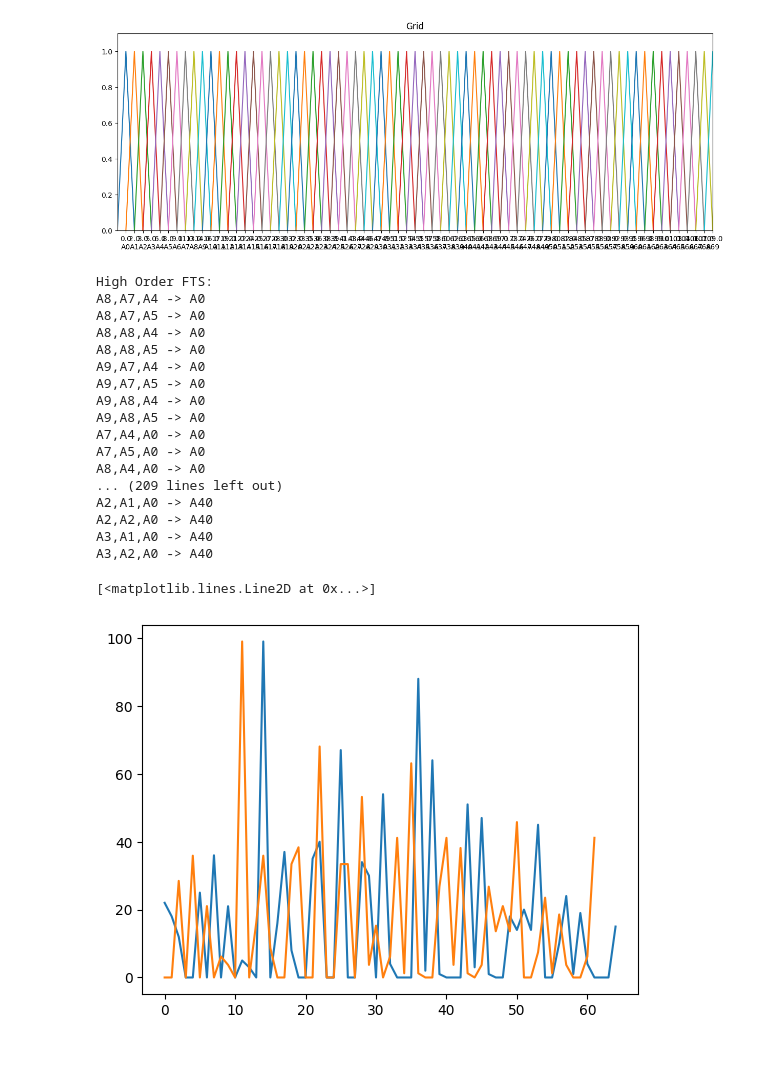
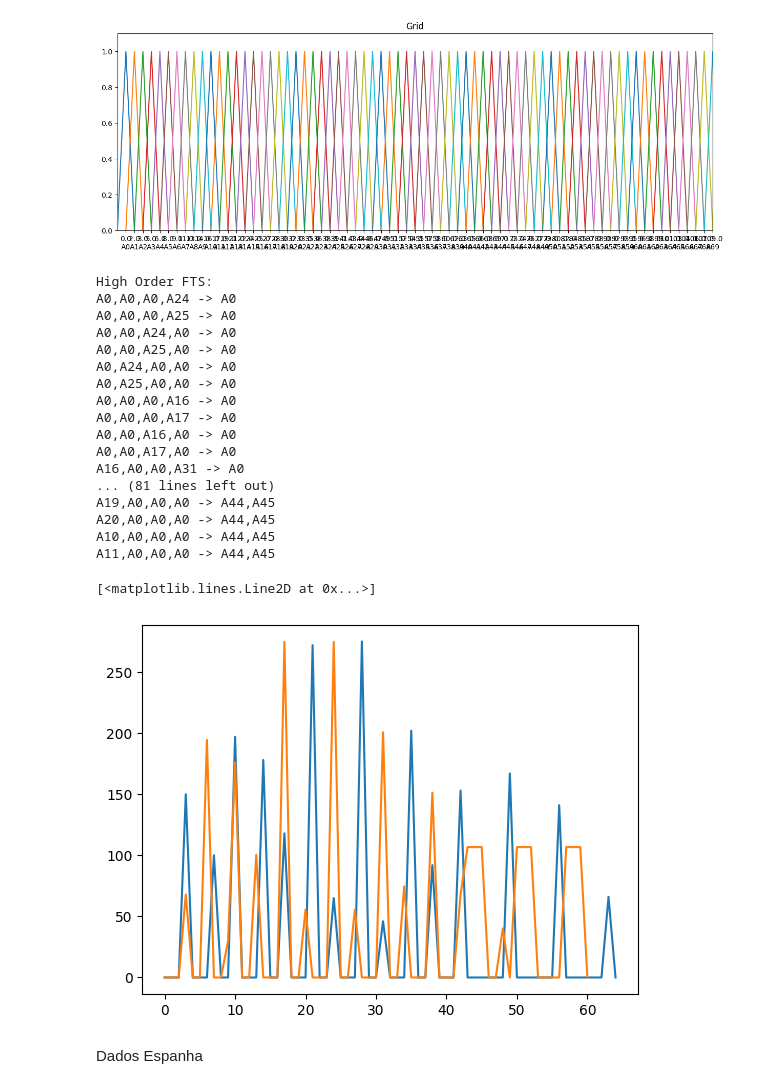
Before and after one commit to priscilaxrc/TCCUSPMonkeyPox, a Jupyter notebook: USP_21_05.ipynb, the cells around one changed output. Drawn from its saved outputs; the diff is of its cells as text; code cells hidden in the pictures; blank space fills up the shorter version.

Commit message:
Atualização hofts

```diff
--- a/USP_21_05.ipynb
+++ b/USP_21_05.ipynb
@@ -662,49 +662,51 @@ fs.plot(ax)
 # %%
 from pyFTS.data import Enrollments
 from pyFTS.partitioners import Grid
 from pyFTS.models import hofts
 from pyFTS.common import Util as cUtil
 
 #train = Enrollments.get_data()
 train = data1.values[35:]
 #test = Enrollments.get_data()
 test = data1.values[35:]
 
 #Universe of Discourse Partitioner
-partitioner = Grid.GridPartitioner(data=train,npart=45)
+partitioner = Grid.GridPartitioner(data=train,npart=50)
 
 # Create an empty model using the hofts method
-model = hofts.HighOrderFTS(partitioner=partitioner,order=3)
+model = hofts.HighOrderFTS(partitioner=partitioner,order=4)
 
 # The training procedure is performed by the method fit
 model.fit(train)
 
 #Print the model rules
 print(model)
 
 # The forecasting procedure is performed by the method predict
 forecasts = model.predict(test)
 
 #Plot
 plt.plot(test)
 plt.plot(forecasts)
 # %% [output]
 High Order FTS:
-A8,A7,A4 -> A0
-A8,A7,A5 -> A0
-A8,A8,A4 -> A0
-A8,A8,A5 -> A0
-A9,A7,A4 -> A0
-A9,A7,A5 -> A0
-A9,A8,A4 -> A0
-A9,A8,A5 -> A0
-A7,A4,A0 -> A0
-A7,A5,A0 -> A0
-A8,A4,A0 -> A0
-... (209 lines left out)
-A2,A1,A0 -> A40
-A2,A2,A0 -> A40
-A3,A1,A0 -> A40
-A3,A2,A0 -> A40
+A0,A0,A0,A24 -> A0
+A0,A0,A0,A25 -> A0
+A0,A0,A24,A0 -> A0
+A0,A0,A25,A0 -> A0
+A0,A24,A0,A0 -> A0
+A0,A25,A0,A0 -> A0
+A0,A0,A0,A16 -> A0
+A0,A0,A0,A17 -> A0
+A0,A0,A16,A0 -> A0
+A0,A0,A17,A0 -> A0
+A16,A0,A0,A31 -> A0
+... (81 lines left out)
+A19,A0,A0,A0 -> A44,A45
+A20,A0,A0,A0 -> A44,A45
+A10,A0,A0,A0 -> A44,A45
+A11,A0,A0,A0 -> A44,A45
 [<matplotlib.lines.Line2D at 0x...>]
-[figure, old version]
+[figure, new version]
+# %% [markdown]
+Dados Espanha
```
Also changed, not shown: parts of 8 cells of this notebook.
